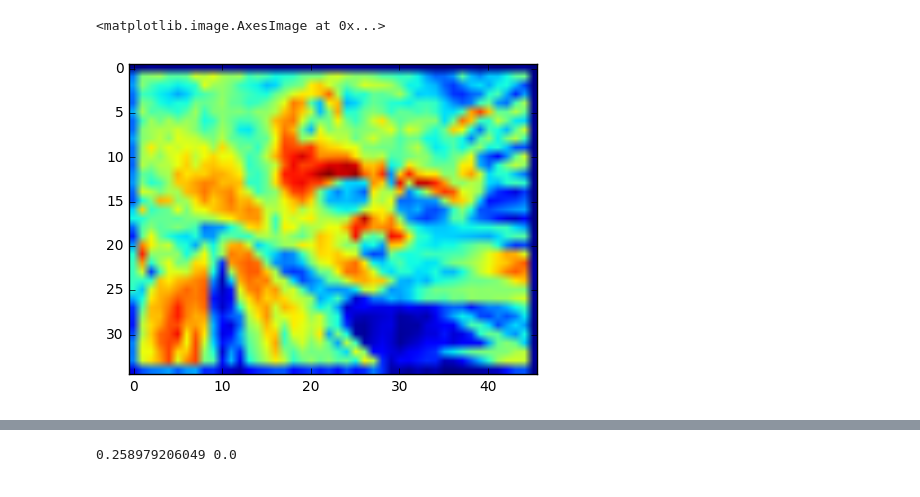
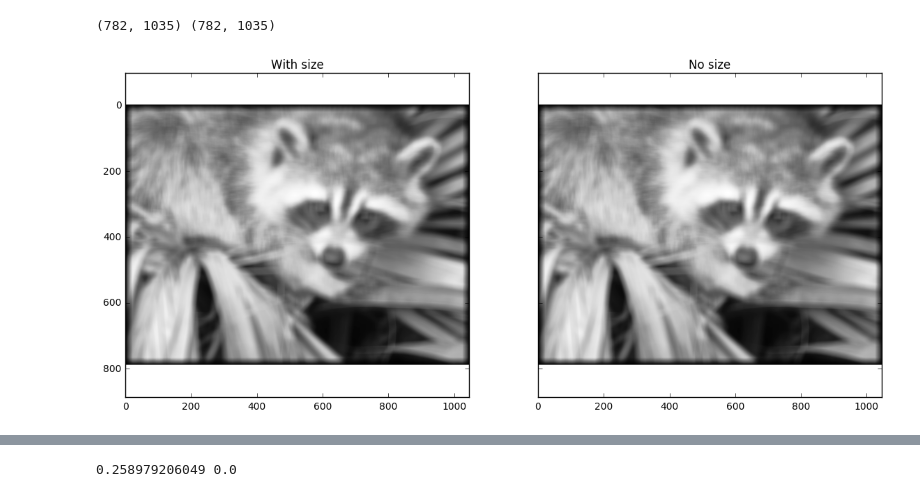
Before and after one commit to sky-mart/xray, a Jupyter notebook: There And Back Again.ipynb, the cells around one changed output, grey strips where cells are left out. Cells and saved outputs as stored; diff of their text form; code cells hidden in the pictures.

```diff
--- a/There And Back Again.ipynb
+++ b/There And Back Again.ipynb
@@ -96,0 +102,2 @@ psf = np.ones((k, k)) / k ** 2
+# %%
+src = src[:-((src.shape[0] % k) - 1), :-((src.shape[1] % k) - 1)]
@@ -97,13 +108,21 @@ psf = np.ones((k, k)) / k ** 2
 # %%
 samples = generate_sample_images(src, psf)
-# %%
-plt.imshow(samples[0, 10])
-# %% [output]
-<matplotlib.image.AxesImage at 0x...>
-[figure, removed]
 # %%
 conv1 = signal.convolve2d(src, psf)
 # %%
 sampled = conv_from_samples(samples, conv1.shape)
+# %%
+sampled2 = conv_from_samples(samples)
+print sampled.shape, sampled2.shape
+# %% [output]
+(782, 1035) (782, 1035)
+# %%
+sampled += np.random.normal(0, 0.1, sampled.shape)
+rest2 = wiener_deconv2(sampled, psf, 100)
+# %%
+sampled2 = sampled2[:sampled.shape[0], :sampled.shape[1]]
+show_pics([sampled, sampled2], ['With size', 'No size'])
+# %% [output]
+[figure, added]
 # %%
 print src.shape, conv1.shape, sampled.shape
```
Also changed, not shown: parts of 5 cells of this notebook.
